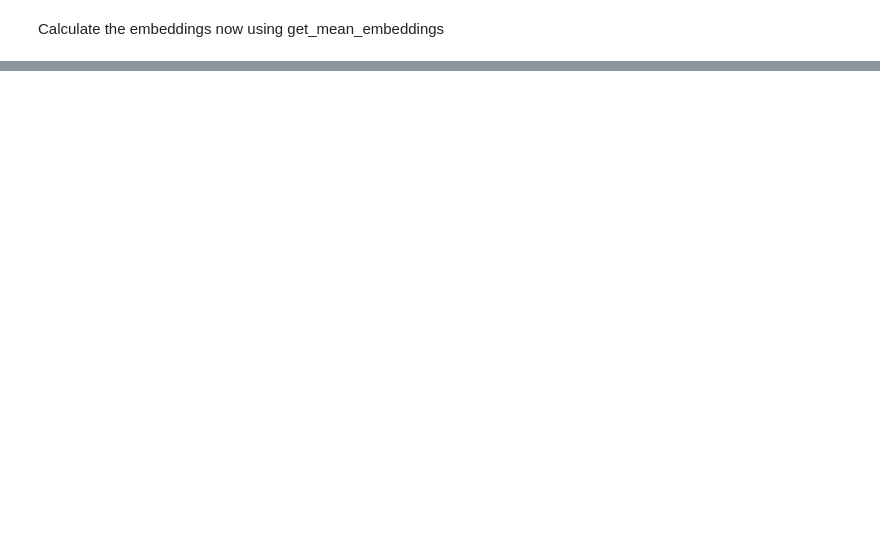
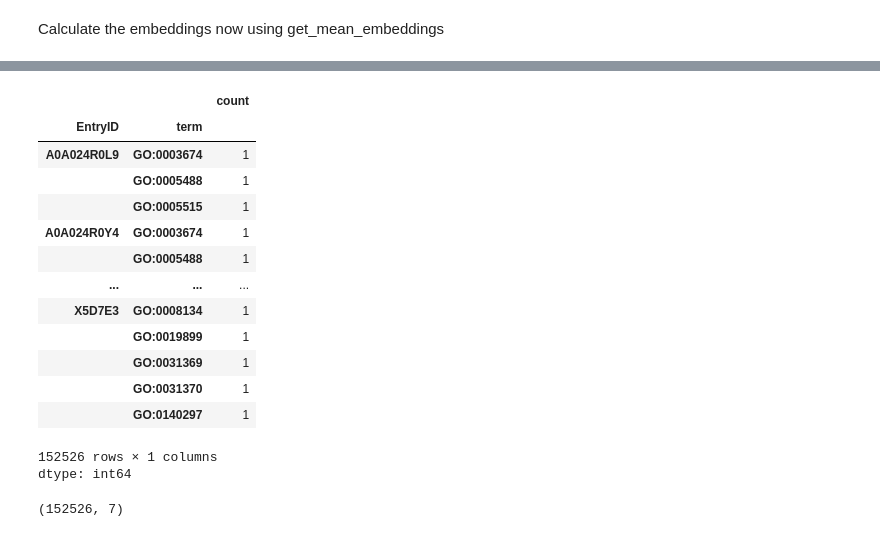
Before and after one commit to dhassan24/DeepLearning_For_Biology, a Jupyter notebook: Chapter_2_Protein_LLM/DLFB_Chapter2_Proteins.ipynb, the cells around one changed output, grey strips where cells are left out. Cells and saved outputs as stored; diff of their text form; code cells hidden in the pictures; blank space fills up the shorter version.

```diff
--- a/Chapter_2_Protein_LLM/DLFB_Chapter2_Proteins.ipynb
+++ b/Chapter_2_Protein_LLM/DLFB_Chapter2_Proteins.ipynb
@@ -918,0 +1113,20 @@ Calculate the embeddings now using get_mean_embeddings
+# %%
+#Convert fasta sequences into pd df
+
+from Bio import SeqIO
+
+sequences_file = assets("proteins/datasets/train_sequences.fasta")
+fasta_sequences = SeqIO.parse(open(sequences_file), "fasta")
+
+data = []
+for fasta in fasta_sequences:
+  data.append(
+      {
+      "EntryID": fasta.id,
+       "Sequence": str(fasta.seq),
+       "Length": len(fasta.seq)
+       }
+  )
+
+sequence_df = pd.DataFrame(data)
+print(sequence_df)
@@ -918,0 +1238,31 @@ Calculate the embeddings now using get_mean_embeddings
+# %%
+sequence_df.groupby("EntryID")["term"].value_counts()
+# %% [output]
+|  |  | count |
+| EntryID | term |  |
+| A0A024R0L9 | GO:0003674 | 1 |
+|  | GO:0005488 | 1 |
+|  | GO:0005515 | 1 |
+| A0A024R0Y4 | GO:0003674 | 1 |
+|  | GO:0005488 | 1 |
+| ... | ... | ... |
+| X5D7E3 | GO:0008134 | 1 |
+|  | GO:0019899 | 1 |
+|  | GO:0031369 | 1 |
+|  | GO:0031370 | 1 |
+|  | GO:0140297 | 1 |
+152526 rows × 1 columns
+dtype: int64
+# %%
+#Take a closer look at the most frequent molecular function labels:
+
+uninteresting_functions = [
+    "GO:003674", #molecular function, applies to 100% of proteins
+    "GO: 005488", #binding, applies to 93% of proteins
+    "GO: 005515" #protein binding, applies to 89% of proteins
+  ]
+
+sequence_df = sequence_df[-sequence_df["term"].isin(uninteresting_functions)]
+sequence_df.shape
+# %% [output]
+(152526, 7)
```
Also changed, not shown: parts of 63 cells of this notebook.
